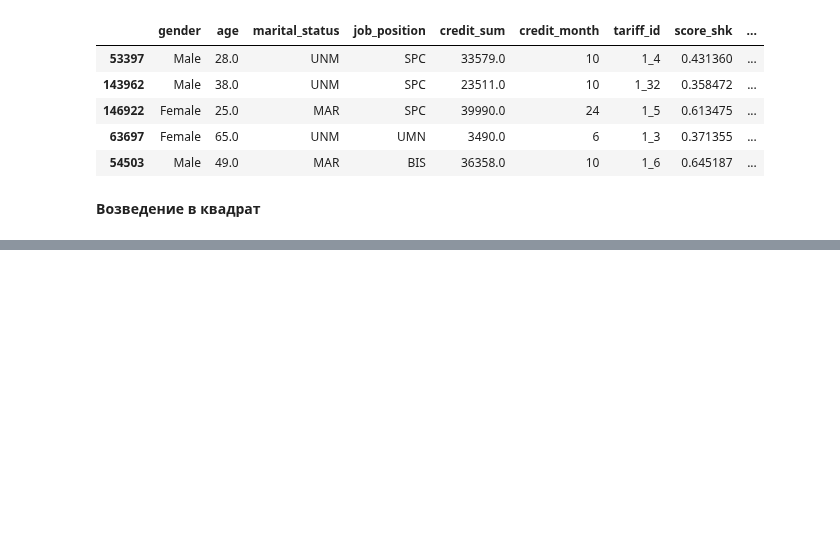
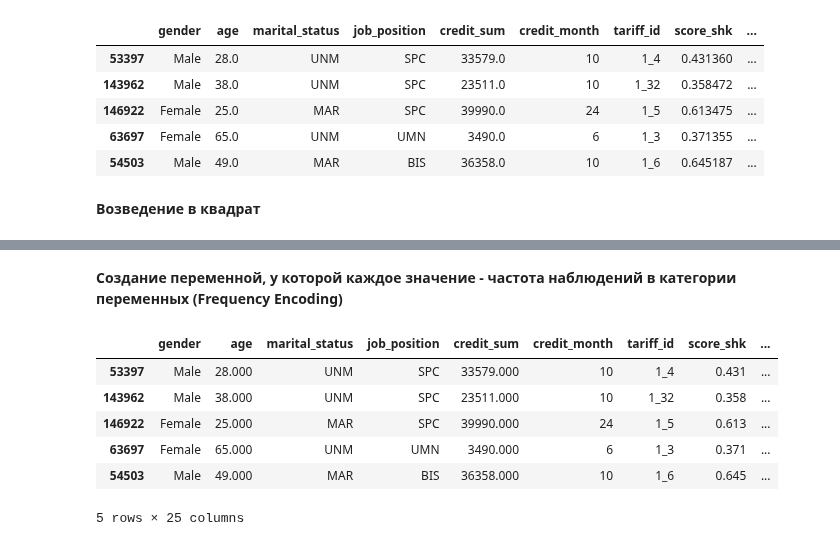
Before and after one commit to ShaidulinAndrew/Pandas_classes, a Jupyter notebook: Tinkoff_data_science_challenge.ipynb, the cells around one changed output, grey strips where cells are left out. Cells and saved outputs as stored; diff of their text form; code cells hidden in the pictures; blank space fills up the shorter version.

```diff
--- a/Tinkoff_data_science_challenge.ipynb
+++ b/Tinkoff_data_science_challenge.ipynb
@@ -825,0 +940,17 @@ __Возведение в квадрат__
+# %% [markdown]
+__Создание переменной, у которой каждое значение - частота наблюдений в категории переменных (Frequency Encoding)__
+# %%
+# закодируем категории абсолютными частотами
+# создаем переменную region_abs_freq, у которой каждое значение абсолютная частота наблюдений в категории переменной living_region
+abs_freq = train['living_region'].value_counts()
+train['region_abs_freq'] = train['living_region'].map(abs_freq)
+test['region_abs_freq'] = test['living_region'].map(abs_freq)
+train.head()
+# %% [output]
+|  | gender | age | marital_status | job_position | credit_sum | credit_month | tariff_id | score_shk | ... |
+| 53397 | Male | 28.000 | UNM | SPC | 33579.000 | 10 | 1_4 | 0.431 | ... |
+| 143962 | Male | 38.000 | UNM | SPC | 23511.000 | 10 | 1_32 | 0.358 | ... |
+| 146922 | Female | 25.000 | MAR | SPC | 39990.000 | 24 | 1_5 | 0.613 | ... |
+| 63697 | Female | 65.000 | UNM | UMN | 3490.000 | 6 | 1_3 | 0.371 | ... |
+| 54503 | Male | 49.000 | MAR | BIS | 36358.000 | 10 | 1_6 | 0.645 | ... |
+5 rows × 25 columns
```
Also changed, not shown: parts of 12 cells of this notebook.
